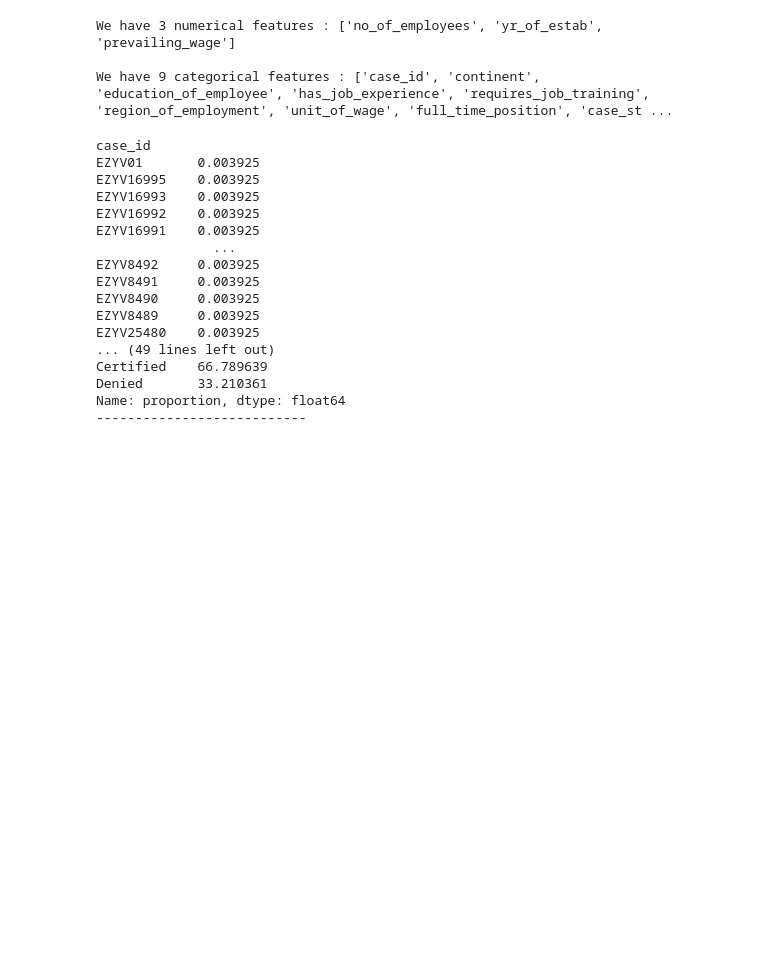
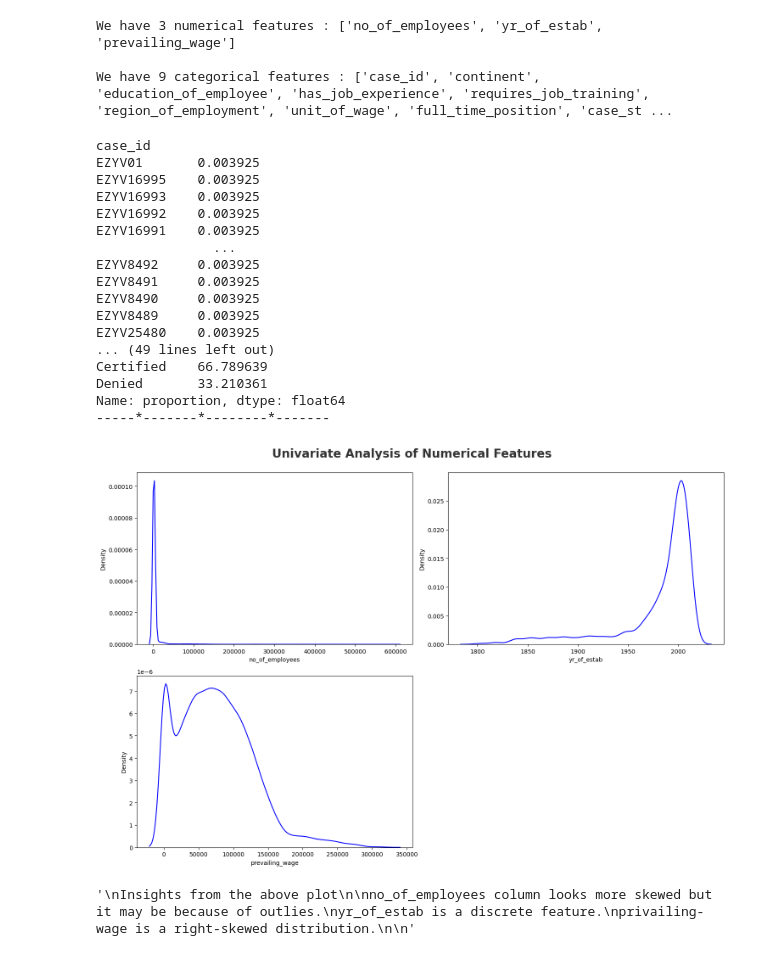
Before and after one commit to abhishek199677/-MLOPs-Production-Ready-Machine-Learning-Project, a Jupyter notebook: notebook/1_EDA_US_visa.ipynb, the cells around one changed output. Cells and saved outputs as stored; diff of their text form; code cells hidden in the pictures; blank space fills up the shorter version.

```diff
--- a/notebook/1_EDA_US_visa.ipynb
+++ b/notebook/1_EDA_US_visa.ipynb
@@ -99,7 +100,7 @@ We have 9 categorical features : ['case_id', 'continent', 'education_of_employee
 # proportion of count data on categorical columns
 for col in categorical_features:
     print(df[col].value_counts(normalize=True) * 100)
-    print('---------------------------')
+    print('-----*-------*--------*-------')
 # %% [output]
 case_id
 EZYV01       0.003925
@@ -117,4 +118,39 @@ EZYV25480    0.003925
 Certified    66.789639
 Denied       33.210361
 Name: proportion, dtype: float64
----------------------------
+-----*-------*--------*-------
+# %%
+#Numerical features
+
+'''
+Univariate Analysis:
+
+The term univariate analysis refers to the analysis of one variable prefix “uni” means “one.” The purpose of univariate analysis is to understand the distribution of values for a single variable.
+
+'''
+
+#matplotlib
+plt.figure(figsize=(15, 10))
+plt.suptitle('Univariate Analysis of Numerical Features', fontsize=20, fontweight='bold', alpha=0.8, y=1.)
+
+for i in range(0, len(numeric_features)):
+    plt.subplot(2, 2, i+1)
+    sns.kdeplot(x=df[numeric_features[i]], color='blue')
+    plt.xlabel(numeric_features[i])
+    plt.tight_layout()
+
+# save plot
+# plt.savefig('./images/Univariate_Num.png')
+# %% [output]
+[figure, added]
+# %%
+'''
+Insights from the above plot
+
+no_of_employees column looks more skewed but it may be because of outlies.
+yr_of_estab is a discrete feature.
+privailing-wage is a right-skewed distribution.
+
+'''
+# %% [output]
+'\nInsights from the above plot\n\nno_of_employees column looks more skewed but it may be because of outlies.\nyr_of_estab is a discrete feature.\nprivailing-wage is a right-skewed distribution.\n\n'
```
Also changed, not shown: parts of 5 cells of this notebook.
